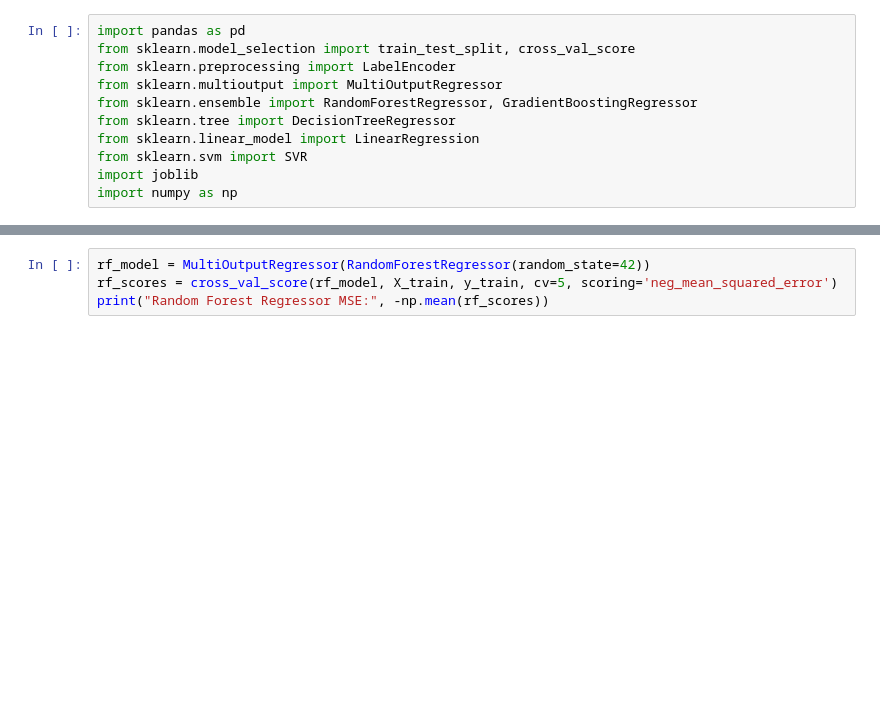
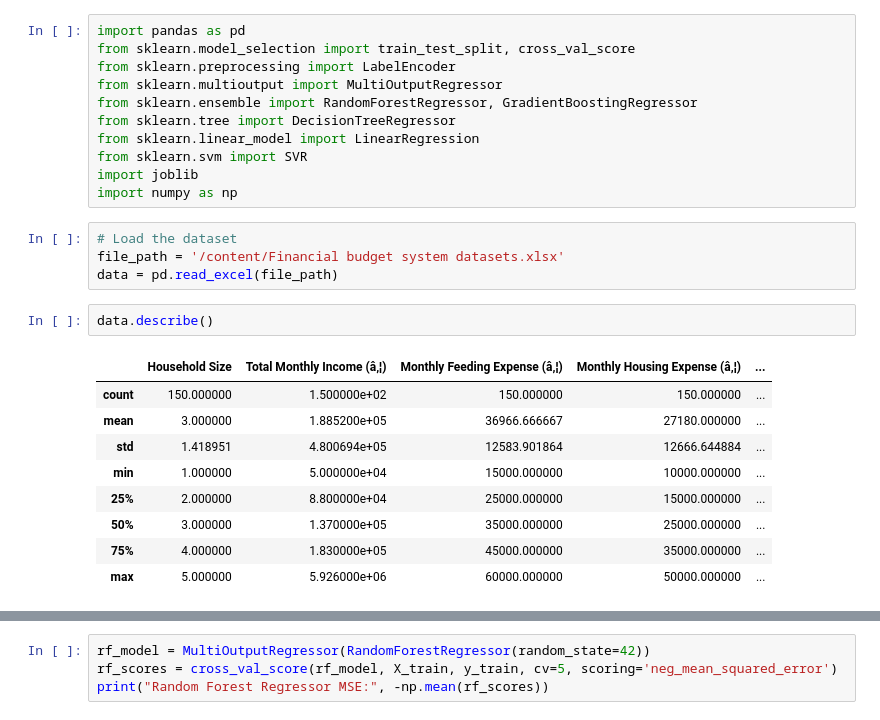
Before and after one commit to afomike/family_budgeting, a Jupyter notebook: family_budgeting.ipynb, the cells around one changed output, grey strips where cells are left out. Drawn from its saved outputs; the diff is of its cells as text; blank space fills up the shorter version.

```diff
--- a/family_budgeting.ipynb
+++ b/family_budgeting.ipynb
@@ -9,3 +9,19 @@ from sklearn.linear_model import LinearRegression
 from sklearn.svm import SVR
 import joblib
 import numpy as np
+# %%
+# Load the dataset
+file_path = '/content/Financial budget system datasets.xlsx'
+data = pd.read_excel(file_path)
+# %%
+data.describe()
+# %% [output]
+|  | Household Size | Total Monthly Income (â‚¦) | Monthly Feeding Expense (â‚¦) | Monthly Housing Expense (â‚¦) | ... |
+| count | 150.000000 | 1.500000e+02 | 150.000000 | 150.000000 | ... |
+| mean | 3.000000 | 1.885200e+05 | 36966.666667 | 27180.000000 | ... |
+| std | 1.418951 | 4.800694e+05 | 12583.901864 | 12666.644884 | ... |
+| min | 1.000000 | 5.000000e+04 | 15000.000000 | 10000.000000 | ... |
+| 25% | 2.000000 | 8.800000e+04 | 25000.000000 | 15000.000000 | ... |
+| 50% | 3.000000 | 1.370000e+05 | 35000.000000 | 25000.000000 | ... |
+| 75% | 4.000000 | 1.830000e+05 | 45000.000000 | 35000.000000 | ... |
+| max | 5.000000 | 5.926000e+06 | 60000.000000 | 50000.000000 | ... |
```
Also changed, not shown: parts of 7 cells of this notebook.
